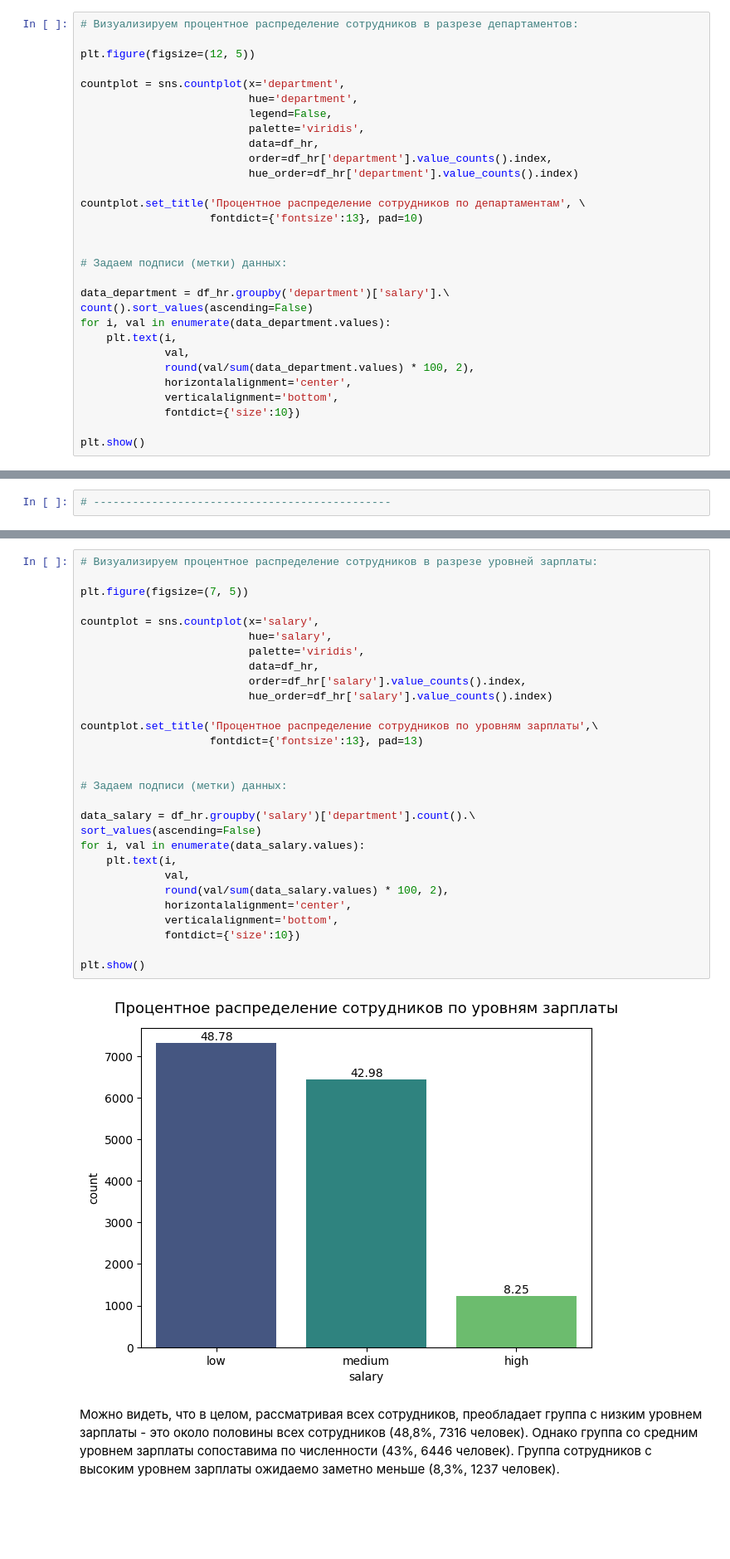
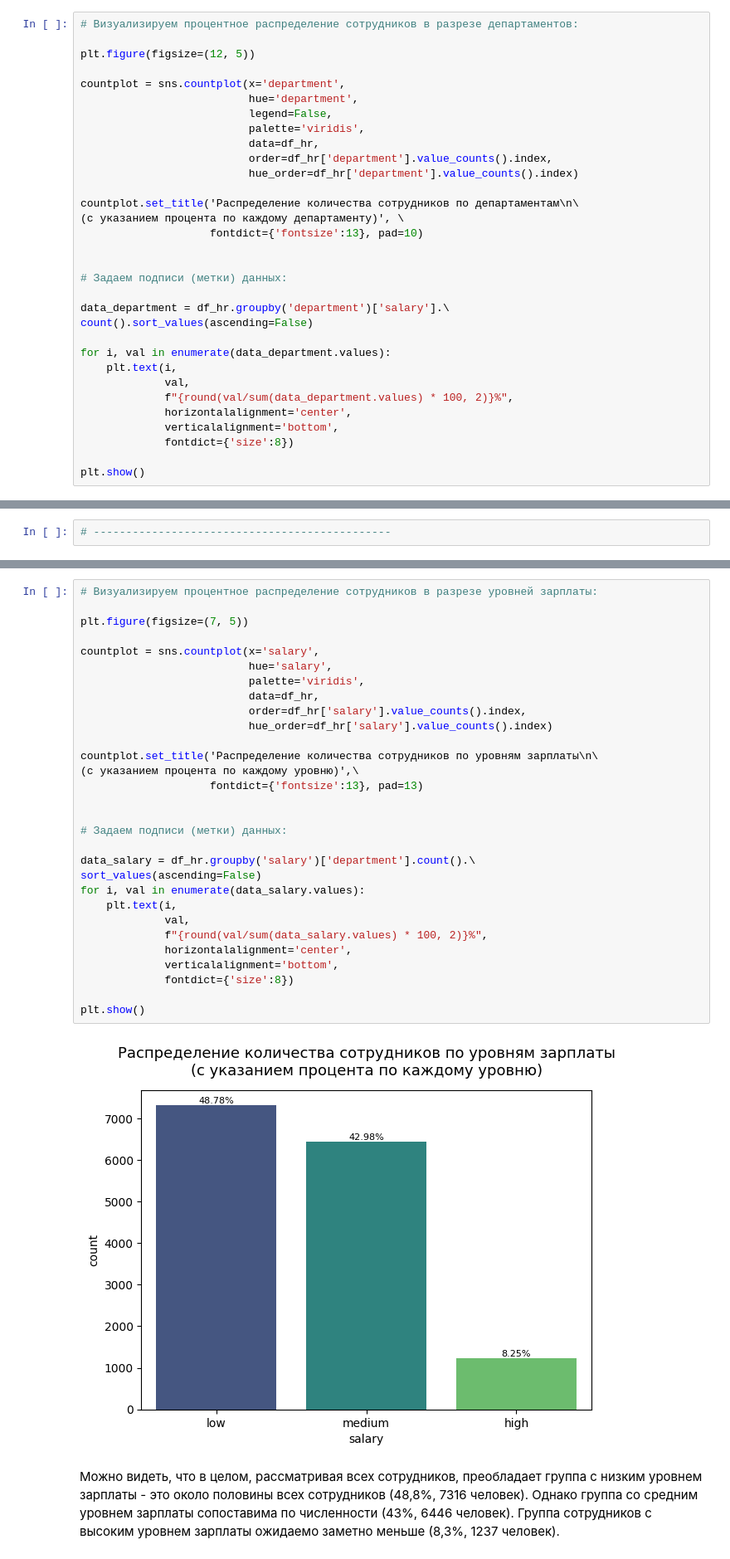
Before and after one commit to DilyaraKhakim/Python_for_Data_Analysis_EDA_ML-LDA-, a Jupyter notebook: Netology_Python_for_Data_Analysis_FINAL_WORK.ipynb, the cells around one changed output, grey strips where cells are left out. Shown at 83% size. Drawn from its saved outputs; the diff is of its cells as text; blank space fills up the shorter version.

```diff
--- a/Netology_Python_for_Data_Analysis_FINAL_WORK.ipynb
+++ b/Netology_Python_for_Data_Analysis_FINAL_WORK.ipynb
@@ -1173,7 +1173,8 @@ countplot = sns.countplot(x='department',
                           order=df_hr['department'].value_counts().index,
                           hue_order=df_hr['department'].value_counts().index)
 
-countplot.set_title('Процентное распределение сотрудников по департаментам', \
+countplot.set_title('Распределение количества сотрудников по департаментам\n\
+(с указанием процента по каждому департаменту)', \
                     fontdict={'fontsize':13}, pad=10)
 
 
@@ -1181,13 +1182,14 @@ countplot.set_title('Процентное распределение сотру
 
 data_department = df_hr.groupby('department')['salary'].\
 count().sort_values(ascending=False)
+
 for i, val in enumerate(data_department.values):
     plt.text(i,
              val,
-             round(val/sum(data_department.values) * 100, 2),
+             f"{round(val/sum(data_department.values) * 100, 2)}%",
              horizontalalignment='center',
              verticalalignment='bottom',
-             fontdict={'size':10})
+             fontdict={'size':8})
 
 plt.show()
 # %% [output]
@@ -1302,34 +1304,35 @@ plt.show()
 # %%
 # Визуализируем процентное распределение сотрудников в разрезе уровней зарплаты:
 
 plt.figure(figsize=(7, 5))
 
 countplot = sns.countplot(x='salary',
                           hue='salary',
                           palette='viridis',
                           data=df_hr,
                           order=df_hr['salary'].value_counts().index,
                           hue_order=df_hr['salary'].value_counts().index)
 
-countplot.set_title('Процентное распределение сотрудников по уровням зарплаты',\
+countplot.set_title('Распределение количества сотрудников по уровням зарплаты\n\
+(с указанием процента по каждому уровню)',\
                     fontdict={'fontsize':13}, pad=13)
 
 
 # Задаем подписи (метки) данных:
 
 data_salary = df_hr.groupby('salary')['department'].count().\
 sort_values(ascending=False)
 for i, val in enumerate(data_salary.values):
     plt.text(i,
              val,
-             round(val/sum(data_salary.values) * 100, 2),
+             f"{round(val/sum(data_salary.values) * 100, 2)}%",
              horizontalalignment='center',
              verticalalignment='bottom',
-             fontdict={'size':10})
+             fontdict={'size':8})
 
 plt.show()
 # %% [output]
-[figure, old version]
+[figure, new version]
 # %% [markdown]
 Можно видеть, что в целом, рассматривая всех сотрудников, преобладает группа с низким уровнем зарплаты - это около половины всех сотрудников (48,8%, 7316 человек). Однако группа со средним уровнем зарплаты сопоставима по численности (43%, 6446 человек). Группа сотрудников с высоким уровнем зарплаты ожидаемо заметно меньше (8,3%, 1237 человек).
 # %% [markdown]
```
Also changed, not shown: parts of 4 cells of this notebook.
